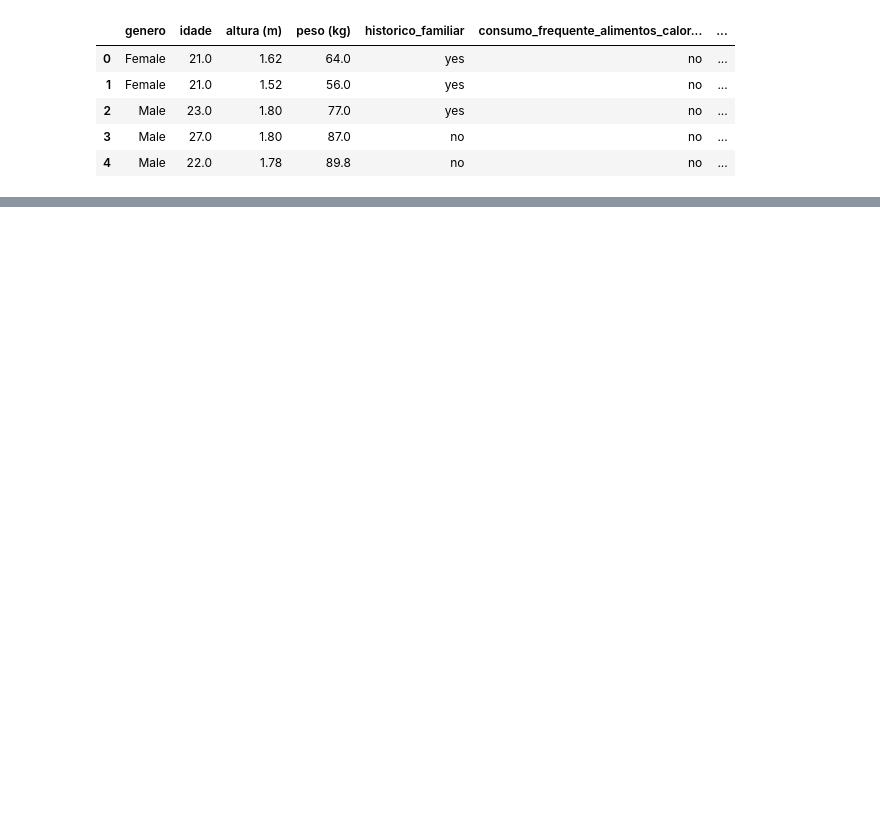
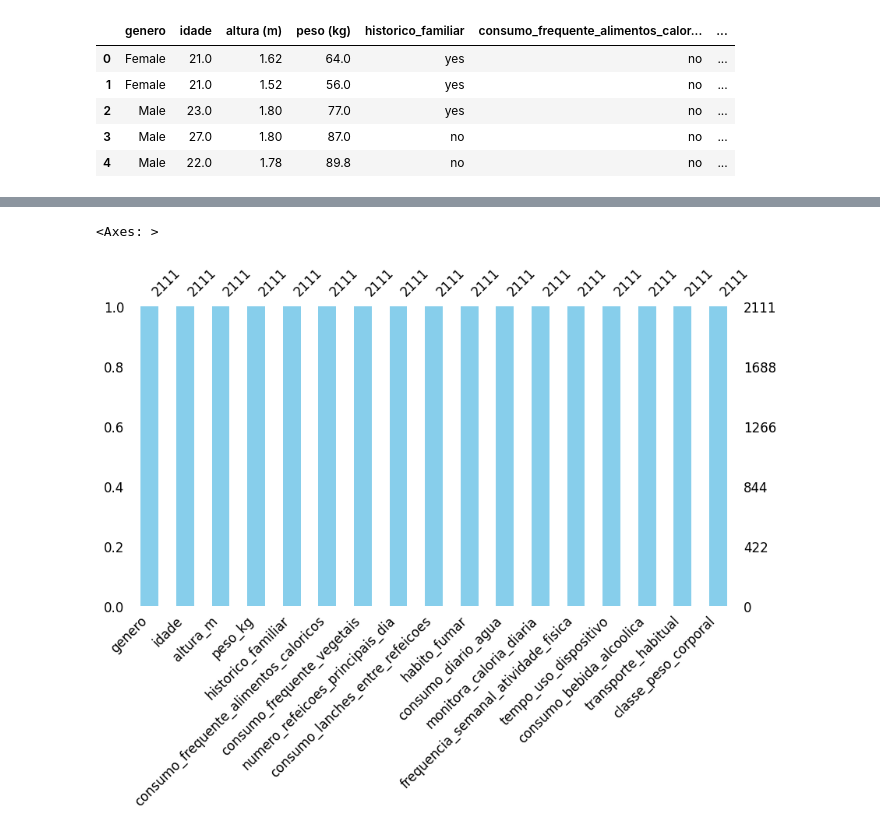
Before and after one commit to LohSilva/obesity_project, a Jupyter notebook: notebooks/eda.ipynb, the cells around one changed output, grey strips where cells are left out. Drawn from its saved outputs; the diff is of its cells as text; code cells hidden in the pictures; blank space fills up the shorter version.

Commit message:
Update Justicativa Tecnica, novas imagens, novo notebook

```diff
--- a/notebooks/eda.ipynb
+++ b/notebooks/eda.ipynb
@@ -27,0 +104,8 @@ df.head()
+# %%
+#Padronização de nomes das colunas
+df.columns = (
+    df.columns.str.strip()  #Remove espaços em branco no início e no fim
+    .str.lower()           #Converte para minúsculas
+    .str.replace(' ', '_') #Substitui espaços por underscores
+    .str.replace('[()]', '', regex=True) #Remove parênteses
+)
@@ -27,0 +123,18 @@ df.head()
+# %%
+#Conversão de tipos
+cols_int = ['idade', 'consumo_frequente_vegetais', 'numero_refeicoes_principais_dia', 'consumo_diario_agua', 'frequencia_semanal_atividade_fisica', 'tempo_uso_dispositivo']
+cols_float = ['altura_m', 'peso_kg']
+cols_cat = [col for col in df.columns if col not in cols_int and col not in cols_float]
+
+#Tratamento para evitar erros de tipo
+for col in cols_int:
+    df[col] = pd.to_numeric(df[col], errors='coerce').round().astype('Int64')
+
+for col in cols_float:
+    df[col] = pd.to_numeric(df[col], errors='coerce').astype('float')
+
+for col in cols_cat:
+    df[col] = df[col].astype('category')
+
+print("Dados carregados e preparados com sucesso.")
+print(df.info())
@@ -27,0 +222,6 @@ df.head()
+# %%
+#Verificando valores ausentes com visualização gráfica
+msno.bar(df, figsize=(10, 5), color='skyblue', fontsize=12)
+# %% [output]
+<Axes: >
+[figure, added]
```
Also changed, not shown: parts of 30 cells of this notebook, 6 other files.
